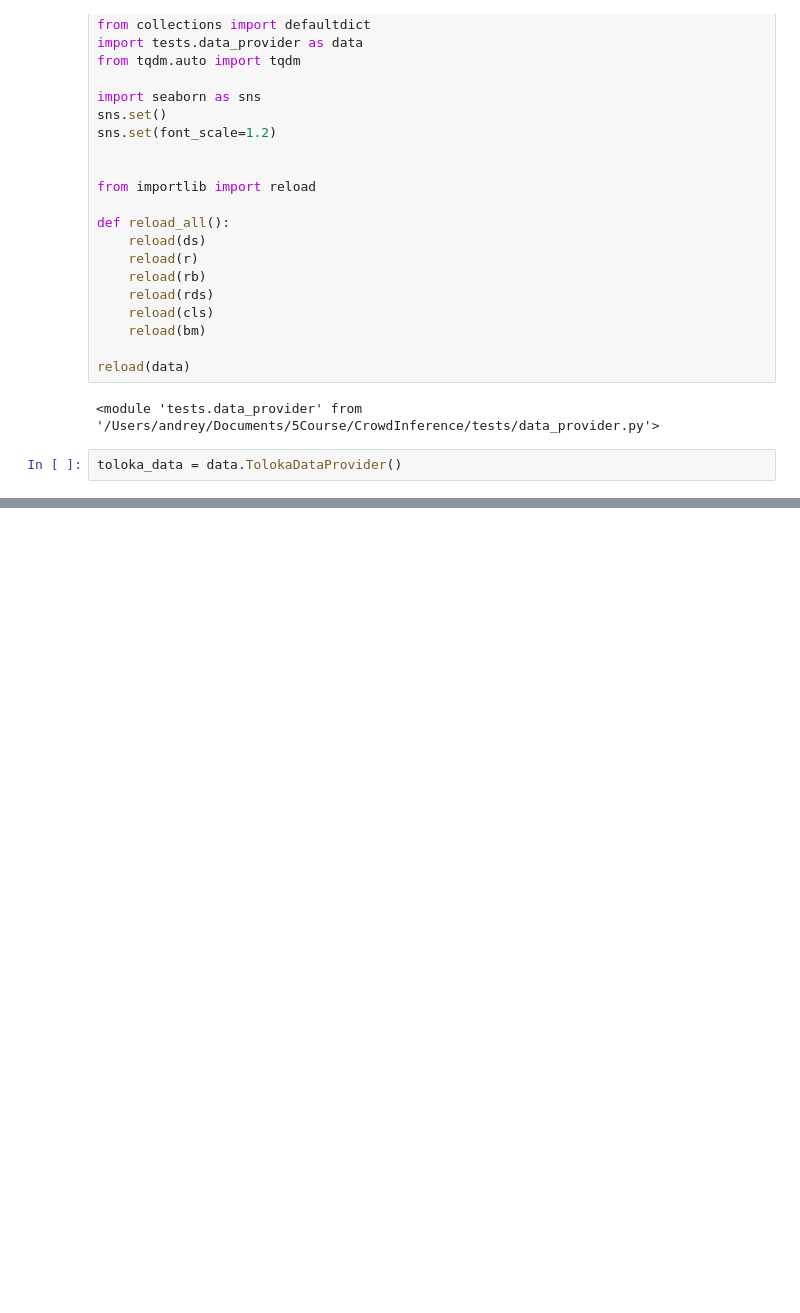
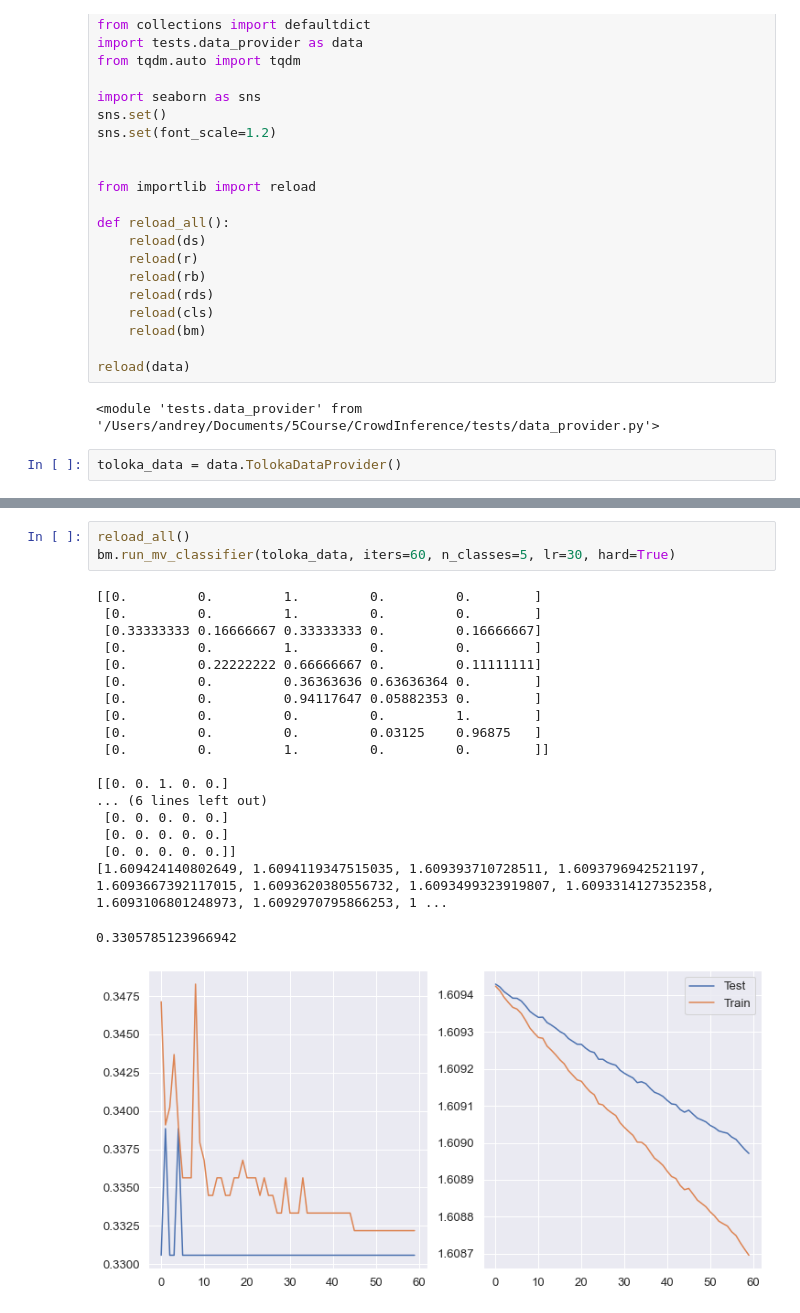
Before and after one commit to AndreySmirdin/CrowdInference, a Jupyter notebook: Toloka.ipynb, the cells around one changed output, grey strips where cells are left out. Drawn from its saved outputs; the diff is of its cells as text; blank space fills up the shorter version.

```diff
--- a/Toloka.ipynb
+++ b/Toloka.ipynb
@@ -125,0 +178,23 @@ plt.plot(toloka_methods[1].accuracies)
+# %%
+reload_all()
+bm.run_mv_classifier(toloka_data, iters=60, n_classes=5, lr=30, hard=True)
+# %% [output]
+[[0.         0.         1.         0.         0.        ]
+ [0.         0.         1.         0.         0.        ]
+ [0.33333333 0.16666667 0.33333333 0.         0.16666667]
+ [0.         0.         1.         0.         0.        ]
+ [0.         0.22222222 0.66666667 0.         0.11111111]
+ [0.         0.         0.36363636 0.63636364 0.        ]
+ [0.         0.         0.94117647 0.05882353 0.        ]
+ [0.         0.         0.         0.         1.        ]
+ [0.         0.         0.         0.03125    0.96875   ]
+ [0.         0.         1.         0.         0.        ]]
+
+[[0. 0. 1. 0. 0.]
+... (6 lines left out)
+ [0. 0. 0. 0. 0.]
+ [0. 0. 0. 0. 0.]
+ [0. 0. 0. 0. 0.]]
+[1.609424140802649, 1.6094119347515035, 1.609393710728511, 1.6093796942521197, 1.6093667392117015, 1.6093620380556732, 1.6093499323919807, 1.6093314127352358, 1.6093106801248973, 1.6092970795866253, 1 ...
+0.3305785123966942
+[figure, added]
```
Also changed, not shown: parts of 10 cells of this notebook, 8 other files.
